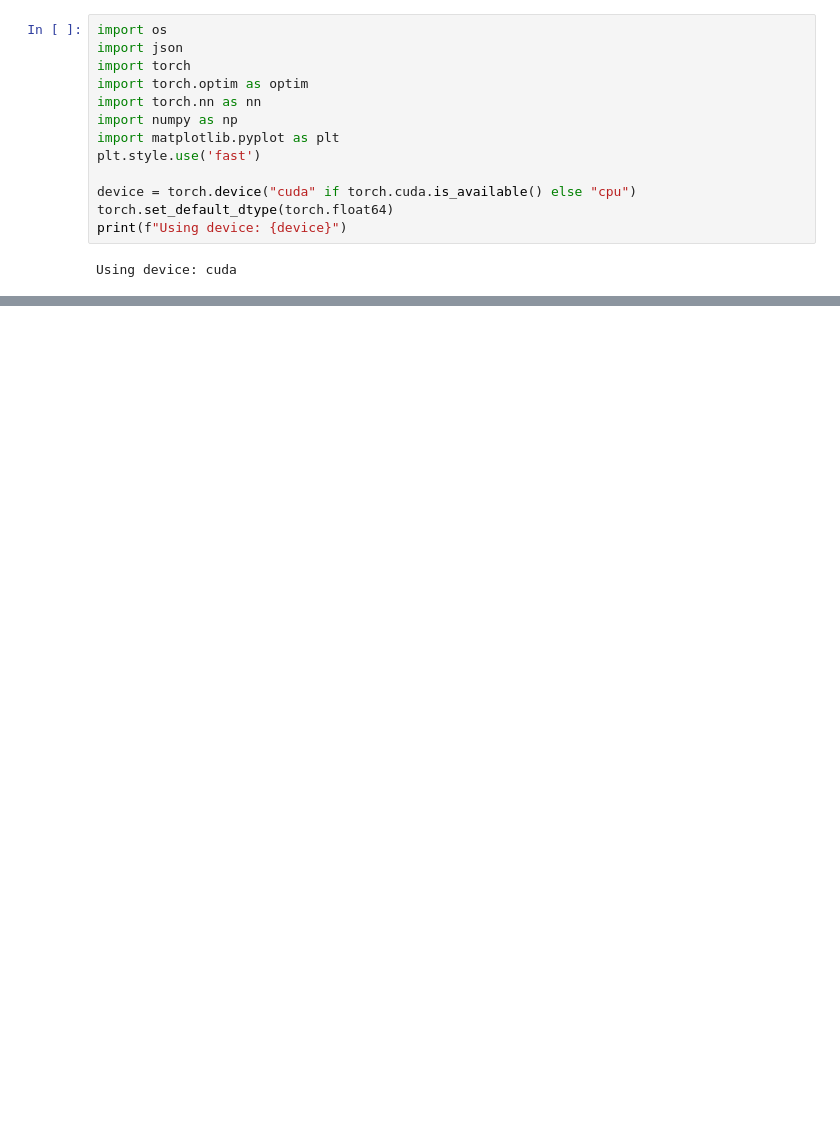
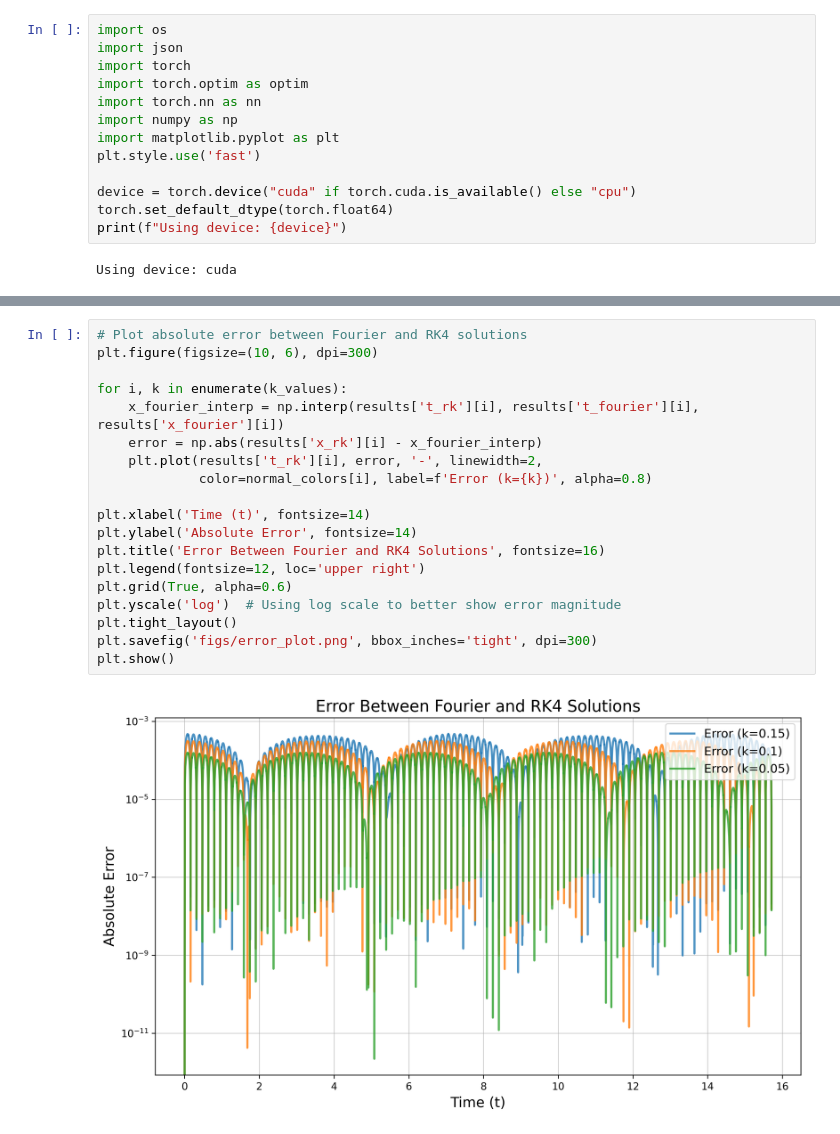
Before and after one commit to armanbolatov/magmems_optimization, a Jupyter notebook: main.ipynb, the cells around one changed output, grey strips where cells are left out. Saved outputs shown, nothing was run; the diff lists cells and outputs as text; blank space fills up the shorter version.

```diff
--- a/main.ipynb
+++ b/main.ipynb
@@ -188 +172,22 @@ plt.show()
+# %%
+# Plot absolute error between Fourier and RK4 solutions
+plt.figure(figsize=(10, 6), dpi=300)
+
+for i, k in enumerate(k_values):
+    x_fourier_interp = np.interp(results['t_rk'][i], results['t_fourier'][i], results['x_fourier'][i])
+    error = np.abs(results['x_rk'][i] - x_fourier_interp)
+    plt.plot(results['t_rk'][i], error, '-', linewidth=2,
+             color=normal_colors[i], label=f'Error (k={k})', alpha=0.8)
+
+plt.xlabel('Time (t)', fontsize=14)
+plt.ylabel('Absolute Error', fontsize=14)
+plt.title('Error Between Fourier and RK4 Solutions', fontsize=16)
+plt.legend(fontsize=12, loc='upper right')
+plt.grid(True, alpha=0.6)
+plt.yscale('log')  # Using log scale to better show error magnitude
+plt.tight_layout()
+plt.savefig('figs/error_plot.png', bbox_inches='tight', dpi=300)
+plt.show()
+# %% [output]
+[figure, added]
 # %%
```
Also changed, not shown: parts of 11 cells of this notebook, 13 other files.
